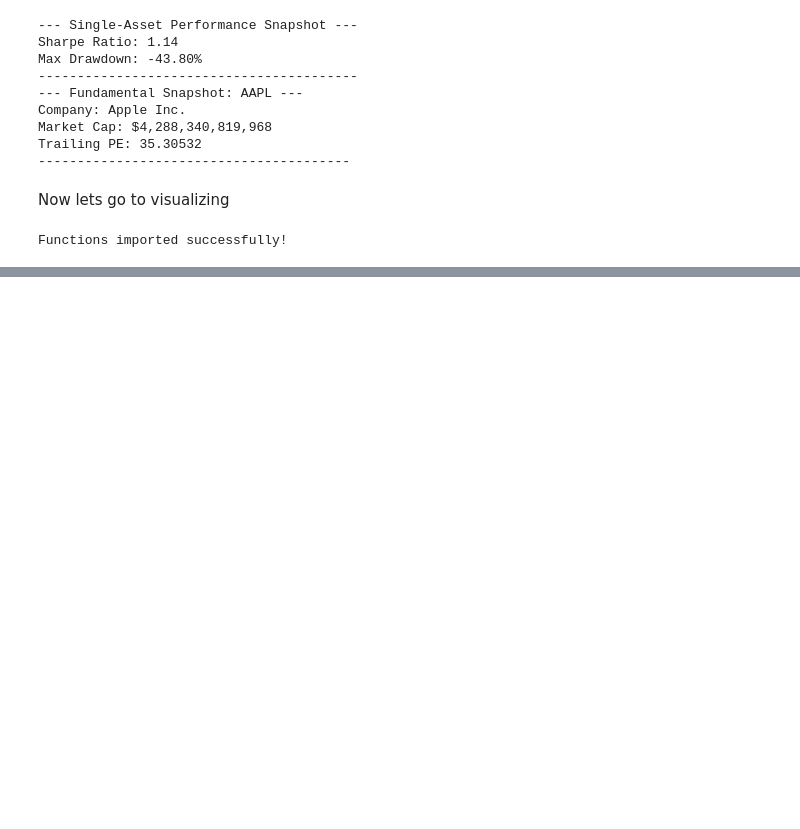
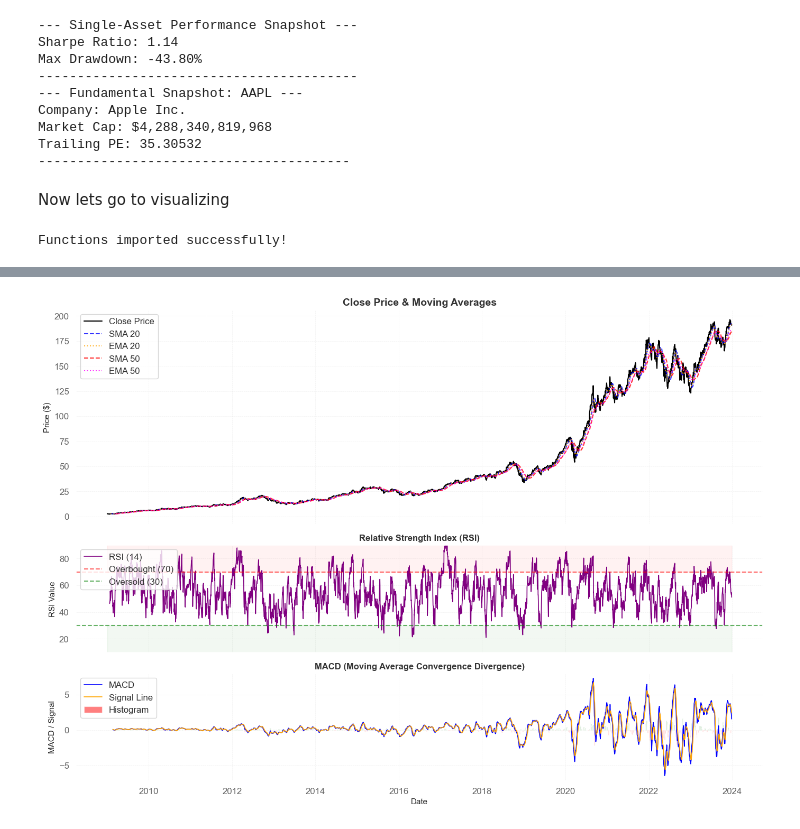
Before and after one commit to Bethelhemtekabe/Stock-Market-Prediction, a Jupyter notebook: Notebook/second.ipynb, the cells around one changed output, grey strips where cells are left out. Drawn from its saved outputs; the diff is of its cells as text; code cells hidden in the pictures; blank space fills up the shorter version.

```diff
--- a/Notebook/second.ipynb
+++ b/Notebook/second.ipynb
@@ -461,3 +470,14 @@ import matplotlib as plt
+# %%
+import importlib
+import src.Visualization as vis
+
+# Force Python to discard the old cache and read the file fresh from your disk
+importlib.reload(vis)
+
+# Now call your function directly from the reloaded module
+vis.plot_technical_analysis(df, save_path=None)
+# %% [output]
+[figure, added]
 # %%
 # 1. Load your local dataset manually
 #df = pd.read_csv('my_apple_data.csv', parse_dates=['Date'], index_col='Date')
```
Also changed, not shown: parts of 4 cells of this notebook, 1 other file.
